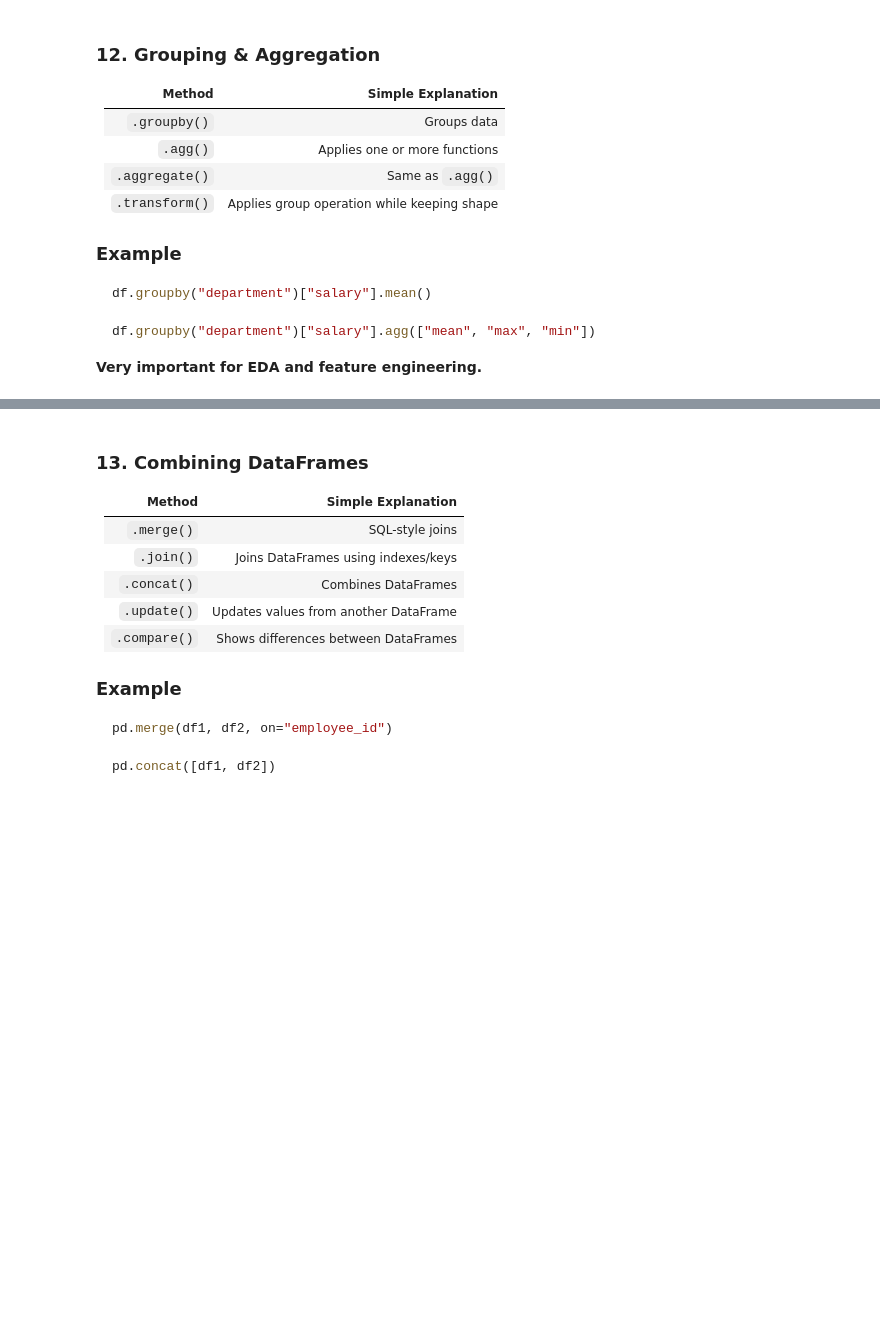
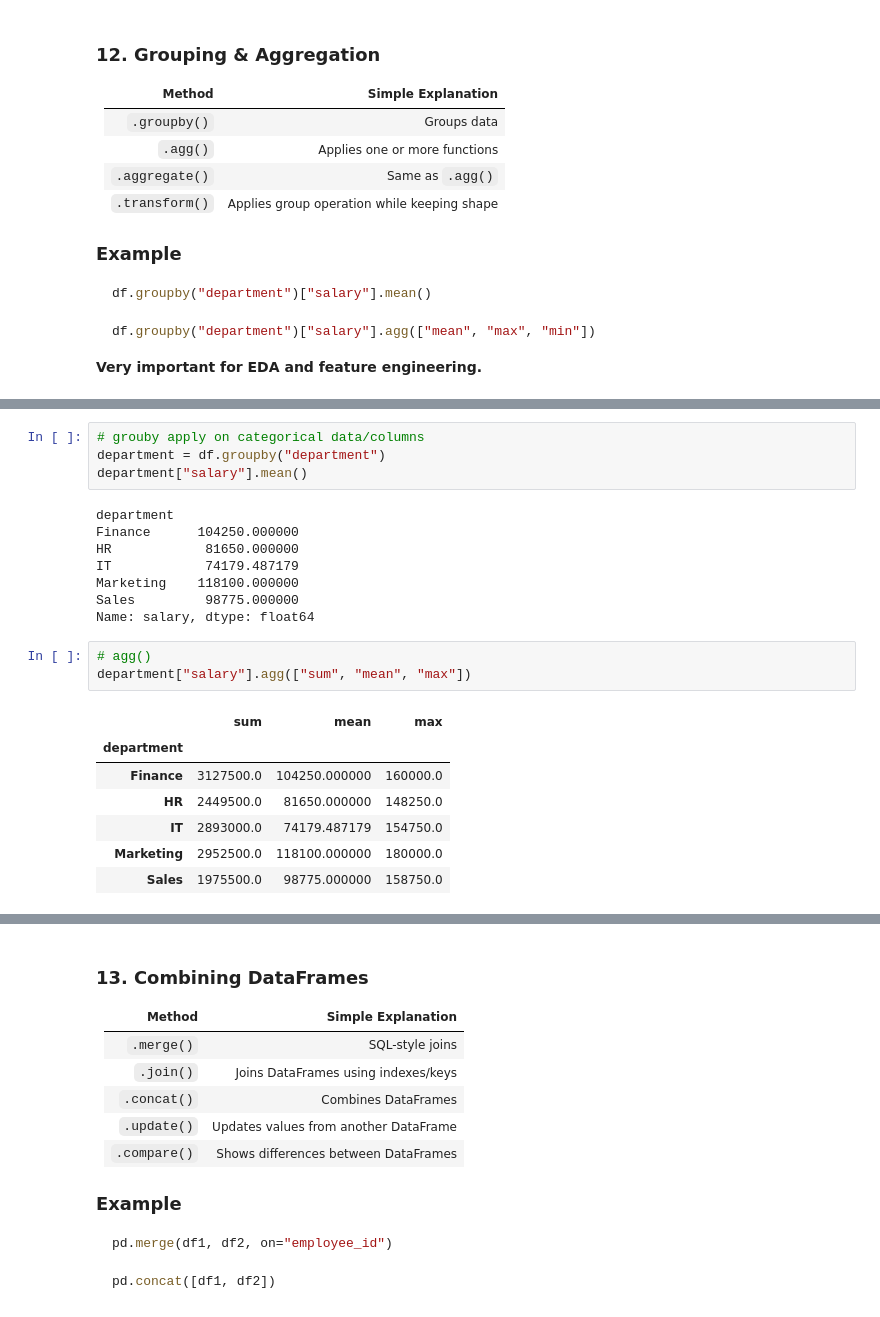
Before and after one commit to zaibgray/pandas, a Jupyter notebook: pandas.ipynb, the cells around one changed output, grey strips where cells are left out. Drawn from its saved outputs; the diff is of its cells as text; blank space fills up the shorter version.

```diff
--- a/pandas.ipynb
+++ b/pandas.ipynb
@@ -3065,0 +3074,23 @@ df.groupby("department")["salary"].agg(["mean", "max", "min"])
+# %%
+# grouby apply on categorical data/columns
+department = df.groupby("department")
+department["salary"].mean()
+# %% [output]
+department
+Finance      104250.000000
+HR            81650.000000
+IT            74179.487179
+Marketing    118100.000000
+Sales         98775.000000
+Name: salary, dtype: float64
+# %%
+# agg()
+department["salary"].agg(["sum", "mean", "max"])
+# %% [output]
+|  | sum | mean | max |
+| department |  |  |  |
+| Finance | 3127500.0 | 104250.000000 | 160000.0 |
+| HR | 2449500.0 | 81650.000000 | 148250.0 |
+| IT | 2893000.0 | 74179.487179 | 154750.0 |
+| Marketing | 2952500.0 | 118100.000000 | 180000.0 |
+| Sales | 1975500.0 | 98775.000000 | 158750.0 |
```
Also changed, not shown: parts of 11 cells of this notebook.
